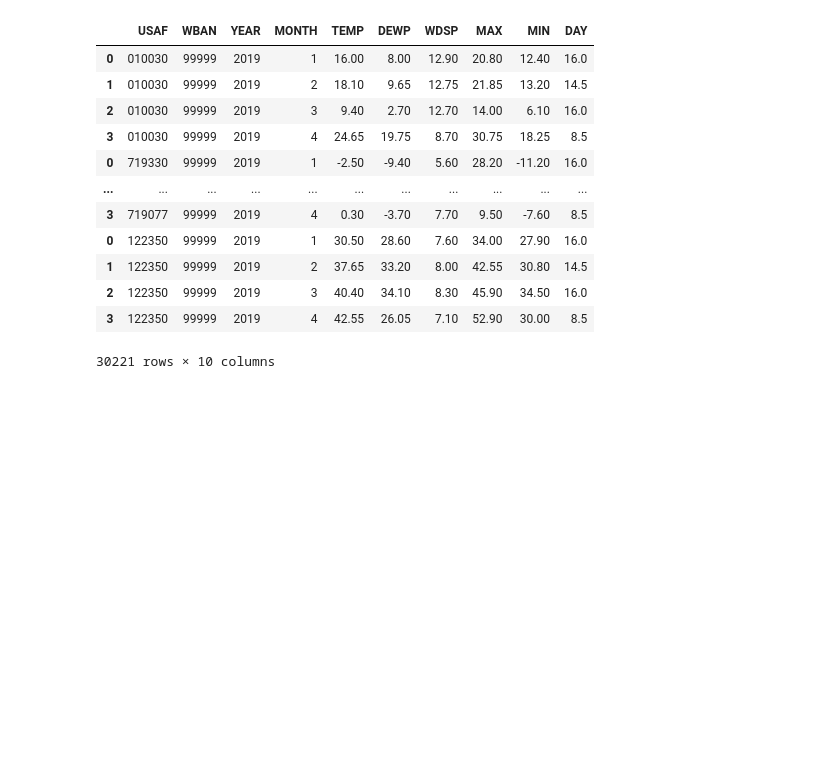
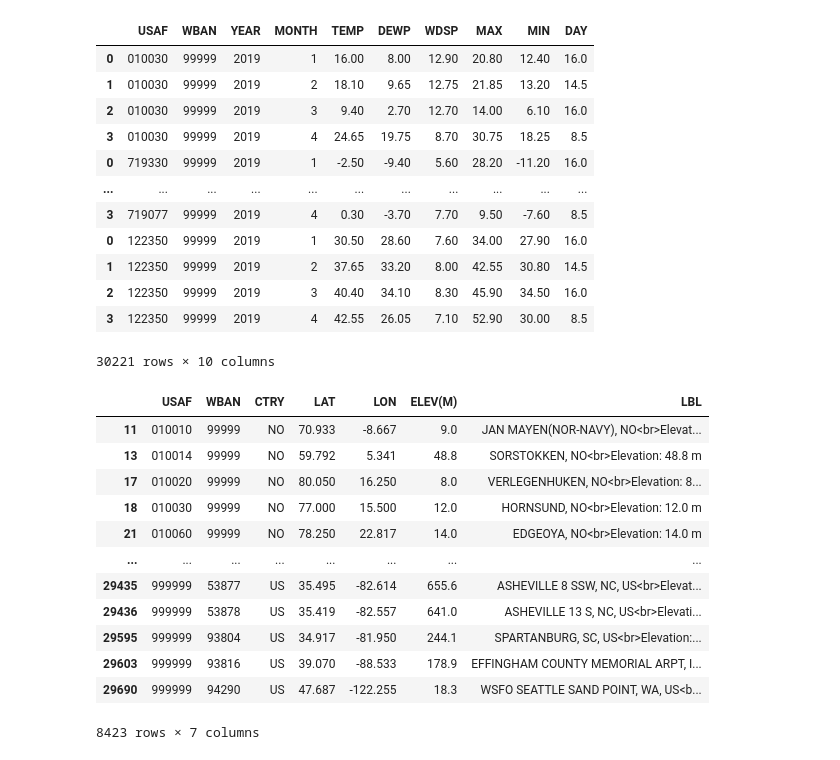
Before and after one commit to Jagjeet/weatherdata-project, a Jupyter notebook: Weather Monitoring.ipynb, the cells around one changed output. Saved outputs shown, nothing was run; the diff lists cells and outputs as text; code cells hidden in the pictures; blank space fills up the shorter version.

```diff
--- a/Weather Monitoring.ipynb
+++ b/Weather Monitoring.ipynb
@@ -87,3 +87,19 @@ df
 | 2 | 122350 | 99999 | 2019 | 3 | 40.40 | 34.10 | 8.30 | 45.90 | 34.50 | 16.0 |
 | 3 | 122350 | 99999 | 2019 | 4 | 42.55 | 26.05 | 7.10 | 52.90 | 30.00 | 8.5 |
 30221 rows × 10 columns
+# %%
+station_loc
+# %% [output]
+|  | USAF | WBAN | CTRY | LAT | LON | ELEV(M) | LBL |
+| 11 | 010010 | 99999 | NO | 70.933 | -8.667 | 9.0 | JAN MAYEN(NOR-NAVY), NO<br>Elevat... |
+| 13 | 010014 | 99999 | NO | 59.792 | 5.341 | 48.8 | SORSTOKKEN, NO<br>Elevation: 48.8 m |
+| 17 | 010020 | 99999 | NO | 80.050 | 16.250 | 8.0 | VERLEGENHUKEN, NO<br>Elevation: 8... |
+| 18 | 010030 | 99999 | NO | 77.000 | 15.500 | 12.0 | HORNSUND, NO<br>Elevation: 12.0 m |
+| 21 | 010060 | 99999 | NO | 78.250 | 22.817 | 14.0 | EDGEOYA, NO<br>Elevation: 14.0 m |
+| ... | ... | ... | ... | ... | ... | ... | ... |
+| 29435 | 999999 | 53877 | US | 35.495 | -82.614 | 655.6 | ASHEVILLE 8 SSW, NC, US<br>Elevat... |
+| 29436 | 999999 | 53878 | US | 35.419 | -82.557 | 641.0 | ASHEVILLE 13 S, NC, US<br>Elevati... |
+| 29595 | 999999 | 93804 | US | 34.917 | -81.950 | 244.1 | SPARTANBURG, SC, US<br>Elevation:... |
+| 29603 | 999999 | 93816 | US | 39.070 | -88.533 | 178.9 | EFFINGHAM COUNTY MEMORIAL ARPT, I... |
+| 29690 | 999999 | 94290 | US | 47.687 | -122.255 | 18.3 | WSFO SEATTLE SAND POINT, WA, US<b... |
+8423 rows × 7 columns
```
Also changed, not shown: parts of 2 cells of this notebook.
